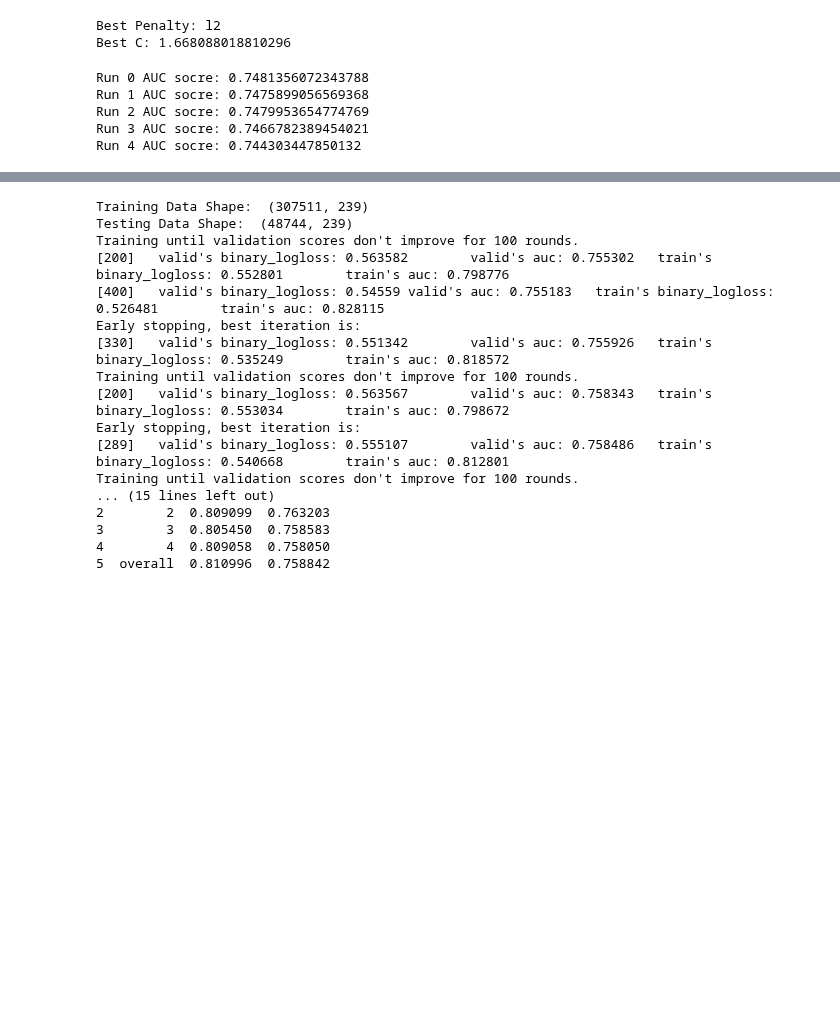
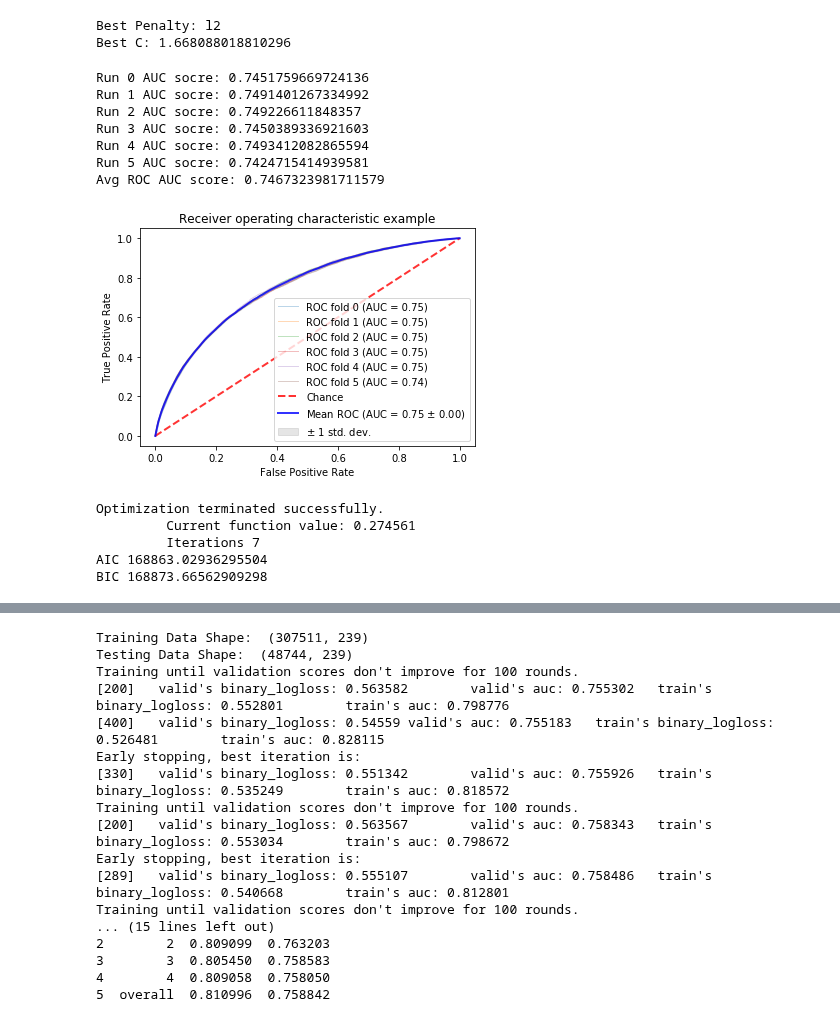
Before and after one commit to tobyfielding1/data-mining, a Jupyter notebook: src/log_regression.ipynb, the cells around one changed output, grey strips where cells are left out. Cells and saved outputs as stored; diff of their text form; code cells hidden in the pictures; blank space fills up the shorter version.

Commit message:
roc curve, knn imputation for single column

```diff
--- a/src/log_regression.ipynb
+++ b/src/log_regression.ipynb
@@ -278,7 +278,7 @@ X = train
 y = train_labels
 
 cv = StratifiedKFold(n_splits=6, shuffle=True)
-classifier = LogisticRegression(C=1.668088018810296)
+classifier = LogisticRegression(C=1.668088018810296, penalty='l2')
 
 tprs = []  # true positive rate scores
 aucs = [] # area under curve scores
@@ -304,35 +304,76 @@ for train_sample, test_sample  in cv.split(X, y):
 # plot roc curve for fold
 plt.plot([0, 1], [0, 1], linestyle='--', lw=2, color='r',
          label='Chance', alpha=.8)
 
 # caluclate and plot mean auc
 mean_tpr = np.mean(tprs, axis=0)
 mean_tpr[-1] = 1.0
 mean_auc = auc(mean_fpr, mean_tpr)
 std_auc = np.std(aucs)
 plt.plot(mean_fpr, mean_tpr, color='b',
          label=r'Mean ROC (AUC = %0.2f $\pm$ %0.2f)' % (mean_auc, std_auc),
          lw=2, alpha=.8)
 
 # plot standard deviation area
 std_tpr = np.std(tprs, axis=0)
 tprs_upper = np.minimum(mean_tpr + std_tpr, 1)
 tprs_lower = np.maximum(mean_tpr - std_tpr, 0)
 plt.fill_between(mean_fpr, tprs_lower, tprs_upper, color='grey', alpha=.2,
                  label=r'$\pm$ 1 std. dev.')
 
 # add labels to plot
 plt.xlim([-0.05, 1.05])
 plt.ylim([-0.05, 1.05])
 plt.xlabel('False Positive Rate')
 plt.ylabel('True Positive Rate')
 plt.title('Receiver operating characteristic example')
 plt.legend(loc="lower right")
 
 print("Avg ROC AUC score: {}".format(np.mean(aucs)))
 # %% [output]
-Run 0 AUC socre: 0.7481356072343788
-Run 1 AUC socre: 0.7475899056569368
-Run 2 AUC socre: 0.7479953654774769
-Run 3 AUC socre: 0.7466782389454021
-Run 4 AUC socre: 0.744303447850132
+Run 0 AUC socre: 0.7451759669724136
+Run 1 AUC socre: 0.7491401267334992
+Run 2 AUC socre: 0.749226611848357
+Run 3 AUC socre: 0.7450389336921603
+Run 4 AUC socre: 0.7493412082865594
+Run 5 AUC socre: 0.7424715414939581
+Avg ROC AUC score: 0.7467323981711579
+[figure, added]
+# %%
+# http://www.differencebetween.net/miscellaneous/difference-between-aic-and-bic/
+
+import statsmodels.api as sm
+from sklearn.preprocessing import MinMaxScaler, Imputer
+
+col = "EXT_SOURCE_3"
+# Drop the target from the training data
+data = app_train.copy()
+data = data[[col,"TARGET"]]
+
+# Median imputation of missing values
+imputer = Imputer(strategy = 'mean')
+imputer.fit(data)
+imputed_data = imputer.transform(data)
+
+data[col] = imputed_data
+
+# dummy_ranks = pd.get_dummies(df["prestige"], prefix="prestige")
+cols_to_keep = ["TARGET", col,"EXT_SOURCE_2", "EXT_SOURCE_1"]
+cols_to_keep = ["TARGET", col]
+# data = df[cols_to_keep].join(dummy_ranks.ix[:, "prestige_2":])
+# data = data[cols_to_keep]
+data["intercept"] = 1.0
+train_cols = data.columns[1:]
+logit = sm.Logit(data["TARGET"], data[col])
+result = logit.fit()
+# result.summary2()
+print("AIC",result.aic)
+print("BIC", result.bic)
+
+#168863, 0.274561 - ext3 mean
+# %% [output]
+Optimization terminated successfully.
+         Current function value: 0.274561
+         Iterations 7
+AIC 168863.02936295504
+BIC 168873.66562909298
```
Also changed, not shown: parts of 4 cells of this notebook.
